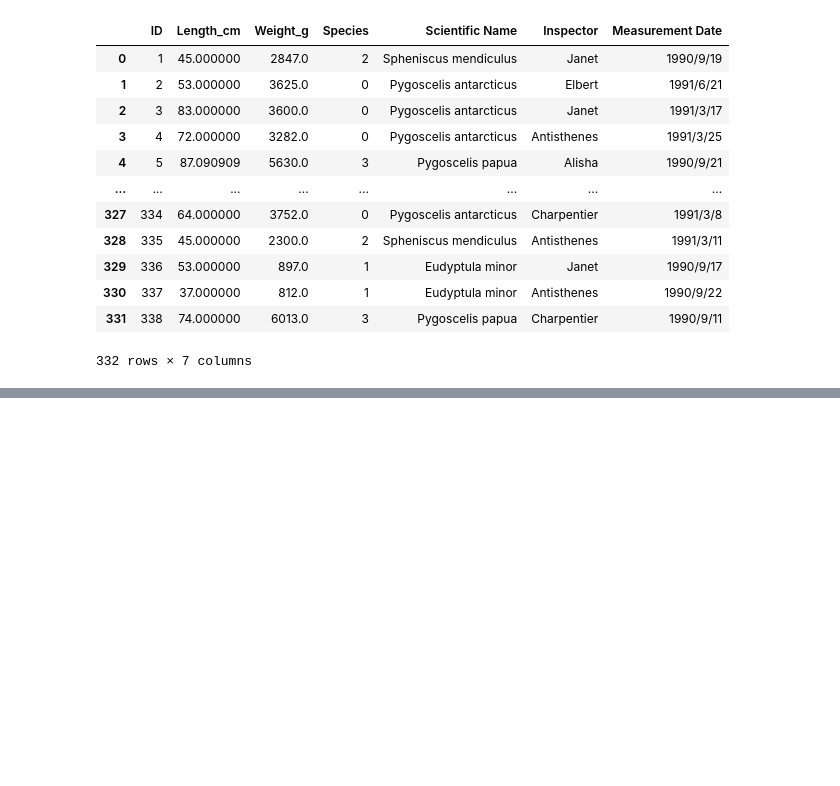
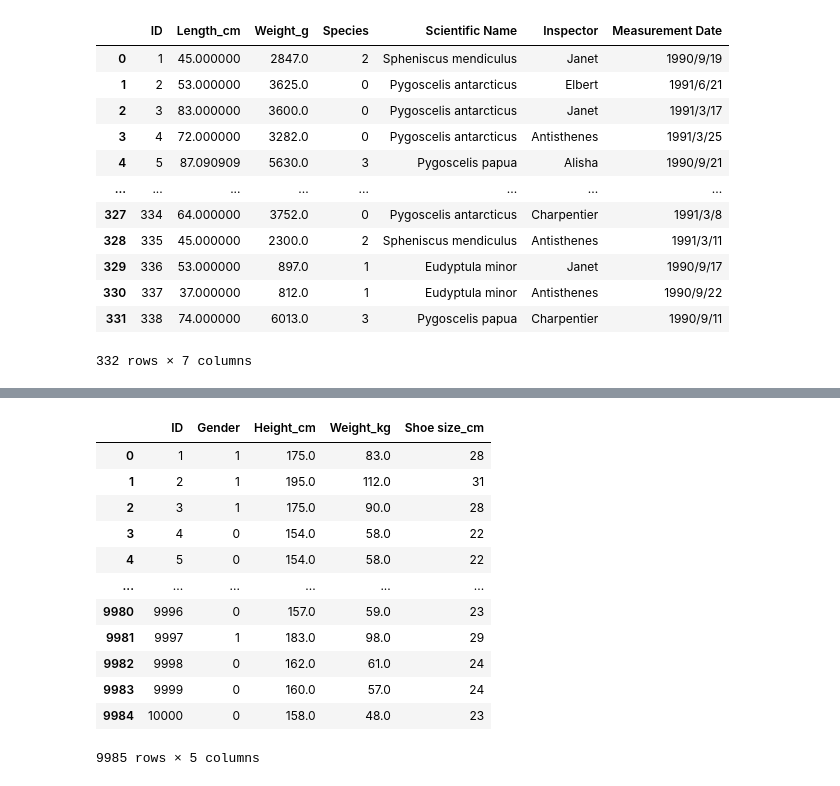
Before and after one commit to Hero0963/data-science-, a Jupyter notebook: data_science_ch04.ipynb, the cells around one changed output, grey strips where cells are left out. Saved outputs shown, nothing was run; the diff lists cells and outputs as text; code cells hidden in the pictures; blank space fills up the shorter version.

```diff
--- a/data_science_ch04.ipynb
+++ b/data_science_ch04.ipynb
@@ -122,0 +265,21 @@ df.to_csv('/content/MyGoogleDrive/My Drive/Colab Notebooks/Python_Data_Science/p
+# %%
+# convert type
+s={'Female':0,'Male':1}
+df['Gender']=df['Gender'].map(s)
+df=df.astype({'Gender': 'int'})
+df=df.astype({'Shoe size_cm': 'int'})
+df
+# %% [output]
+|  | ID | Gender | Height_cm | Weight_kg | Shoe size_cm |
+| 0 | 1 | 1 | 175.0 | 83.0 | 28 |
+| 1 | 2 | 1 | 195.0 | 112.0 | 31 |
+| 2 | 3 | 1 | 175.0 | 90.0 | 28 |
+| 3 | 4 | 0 | 154.0 | 58.0 | 22 |
+| 4 | 5 | 0 | 154.0 | 58.0 | 22 |
+| ... | ... | ... | ... | ... | ... |
+| 9980 | 9996 | 0 | 157.0 | 59.0 | 23 |
+| 9981 | 9997 | 1 | 183.0 | 98.0 | 29 |
+| 9982 | 9998 | 0 | 162.0 | 61.0 | 24 |
+| 9983 | 9999 | 0 | 160.0 | 57.0 | 24 |
+| 9984 | 10000 | 0 | 158.0 | 48.0 | 23 |
+9985 rows × 5 columns
```
Also changed, not shown: parts of 7 cells of this notebook.
